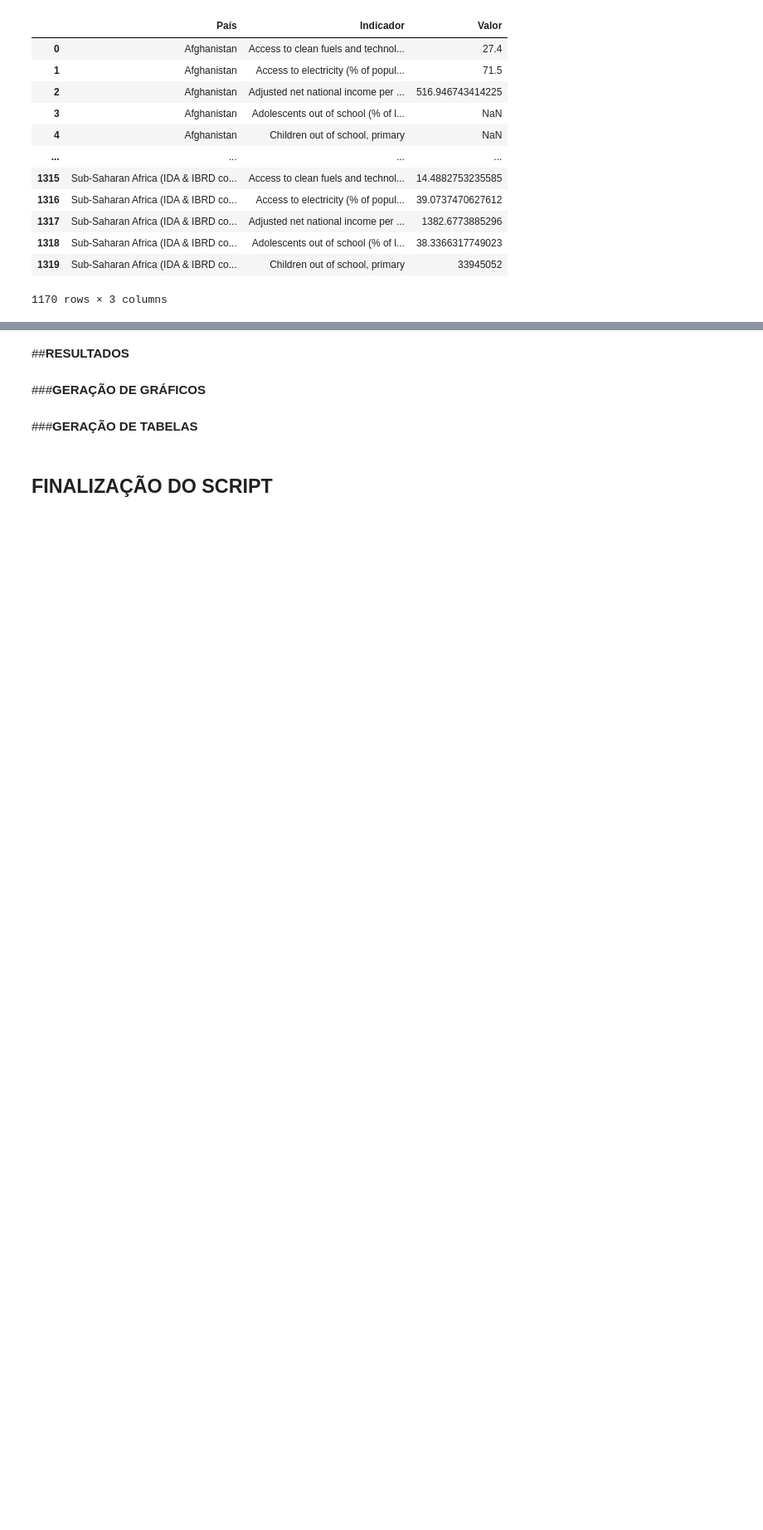
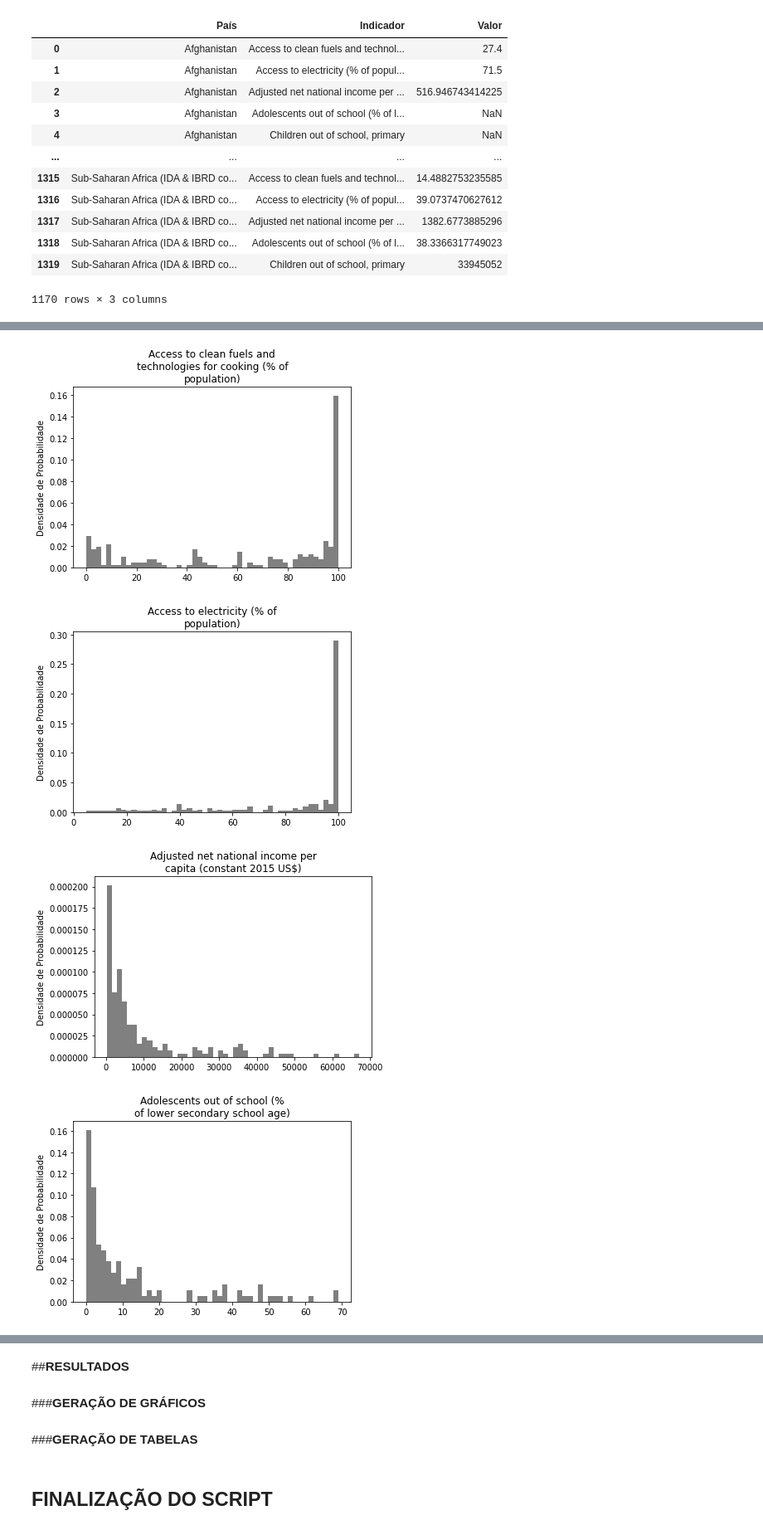
Before and after one commit to lucammarini/Project_Statistic_Analysis_03, a Jupyter notebook: Projeto_Statistic_Analysis_03.ipynb, the cells around one changed output, grey strips where cells are left out. Shown at 83% size. Cells and saved outputs as stored; diff of their text form; code cells hidden in the pictures; blank space fills up the shorter version.

```diff
--- a/Projeto_Statistic_Analysis_03.ipynb
+++ b/Projeto_Statistic_Analysis_03.ipynb
@@ -252,6 +252,13 @@ df_2015_indic5.rename(columns = {'Valor':'Children out of school, primary'}, inp
 # lista_2015_indic5 = list(df_2015_indic5['Valor'])  # gera lista somente com valores do indicador 5
 
 ###############################################################################################################################################################
+# %%
+# passando os valores do datafame de 'string' para 'float':
+df_2015_indic1['Access to clean fuels and technologies for cooking (% of population)'] = df_2015_indic1['Access to clean fuels and technologies for cooking (% of population)'].astype(float)
+df_2015_indic2['Access to electricity (% of population)'] = df_2015_indic2['Access to electricity (% of population)'].astype(float)
+df_2015_indic3['Adjusted net national income per capita (constant 2015 US$)'] = df_2015_indic3['Adjusted net national income per capita (constant 2015 US$)'].astype(float)
+df_2015_indic4['Adolescents out of school (% of lower secondary school age)'] = df_2015_indic4['Adolescents out of school (% of lower secondary school age)'].astype(float)
+df_2015_indic5['Children out of school, primary'] = df_2015_indic5['Children out of school, primary'].astype(float)
 # %%
 df_2015n = pd.DataFrame({'País':df_2015['País']})
 df_2015n = df_2015n.drop_duplicates()
@@ -280,0 +295,23 @@ df_2015n
+# %%
+significancia = 0.05  # 95% de confiabilidade
+lista_pvalor = []
+lista_pvalor_bool = []
+
+for n in df_2015n.columns:
+  if n =='País':
+    pvalor = 0
+    lista_pvalor.append(pvalor)
+    lista_pvalor_bool.append('Não se aplica')
+
+  elif df_2015n[n].count() > 8:
+    pvalor = normaltest(df_2015n[n].dropna())[1] # retorna a estatistica de teste e o p-valor (precisa remover os NaN)
+    lista_pvalor.append(pvalor)
+    if pvalor > significancia:
+      lista_pvalor_bool.append('Sim')
+    else:
+      lista_pvalor_bool.append('Não')
+  else:
+    df_2015n.drop(n,  axis='columns', inplace=True)    # remove colunas com menos de 8 dados
+
+
+# df_resumo
@@ -280,0 +358,17 @@ df_2015n
+# %%
+for i in df_2015n.columns:
+  if i == 'País':
+    pass
+  else:
+    fig, ax = plt.subplots()
+    ax.hist(df_2015n[i], bins=50, density=True, color='gray',histtype = 'bar')
+
+    ax.set_title(formatar_titulo(i))
+    ax.set_ylabel('Densidade de Probabilidade')
+    # ax.set_xlabel('Preço')
+    fig.savefig(bd_geral + "Imagens/histograma_indicador_" + i + ".png", dpi=300)
+# %% [output]
+[figure, added]
+[figure, added]
+[figure, added]
+[figure, added]
```
Also changed, not shown: parts of 26 cells of this notebook.
